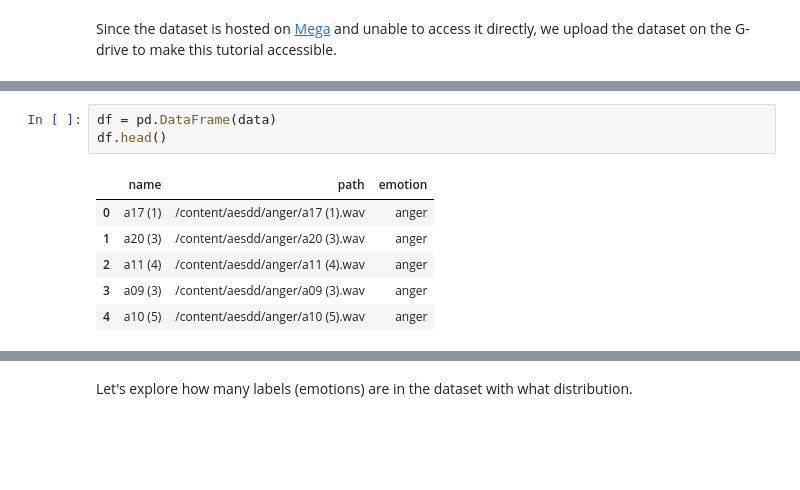
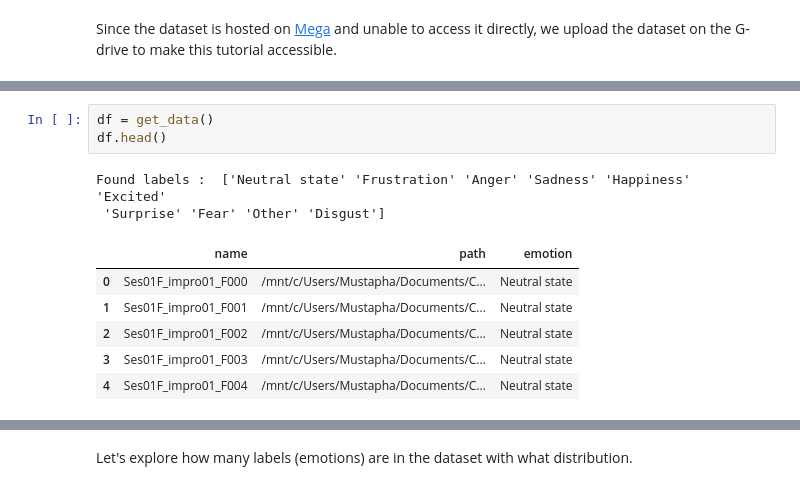
Before and after one commit to Mustapha-AJEGHRIR/multimodal_sentiment_analysis, a Jupyter notebook: notebooks/wav2vec/Wav2Vec2.ipynb, the cells around one changed output, grey strips where cells are left out. Saved outputs shown, nothing was run; the diff lists cells and outputs as text; blank space fills up the shorter version.

```diff
--- a/notebooks/wav2vec/Emotion_recognition_in_Greek_speech_using_Wav2Vec2.ipynb
+++ b/notebooks/wav2vec/Wav2Vec2.ipynb
@@ -155,13 +118,15 @@ for path in tqdm(Path("/content/aesdd").glob("**/*.wav")):
 # %%
-df = pd.DataFrame(data)
+df = get_data()
 df.head()
 # %% [output]
+Found labels :  ['Neutral state' 'Frustration' 'Anger' 'Sadness' 'Happiness' 'Excited'
+ 'Surprise' 'Fear' 'Other' 'Disgust']
 |  | name | path | emotion |
-| 0 | a17 (1) | /content/aesdd/anger/a17 (1).wav | anger |
-| 1 | a20 (3) | /content/aesdd/anger/a20 (3).wav | anger |
-| 2 | a11 (4) | /content/aesdd/anger/a11 (4).wav | anger |
-| 3 | a09 (3) | /content/aesdd/anger/a09 (3).wav | anger |
-| 4 | a10 (5) | /content/aesdd/anger/a10 (5).wav | anger |
+| 0 | Ses01F_impro01_F000 | /mnt/c/Users/Mustapha/Documents/C... | Neutral state |
+| 1 | Ses01F_impro01_F001 | /mnt/c/Users/Mustapha/Documents/C... | Neutral state |
+| 2 | Ses01F_impro01_F002 | /mnt/c/Users/Mustapha/Documents/C... | Neutral state |
+| 3 | Ses01F_impro01_F003 | /mnt/c/Users/Mustapha/Documents/C... | Neutral state |
+| 4 | Ses01F_impro01_F004 | /mnt/c/Users/Mustapha/Documents/C... | Neutral state |
 # %%
 # Filter broken and non-existed paths
 print(f"Step 0: {len(df)}")
```
Also changed, not shown: parts of 9 cells of this notebook, 2 other files.
